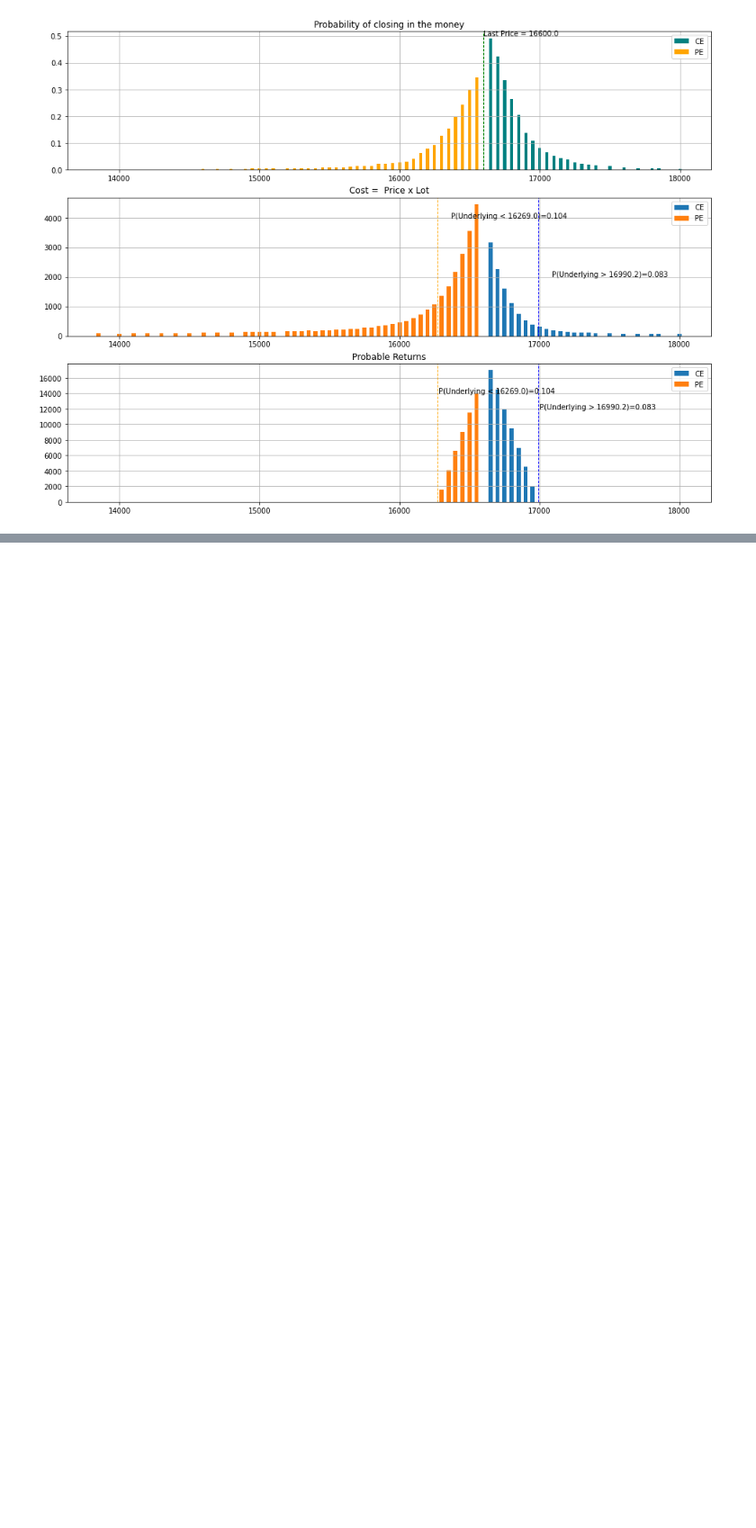
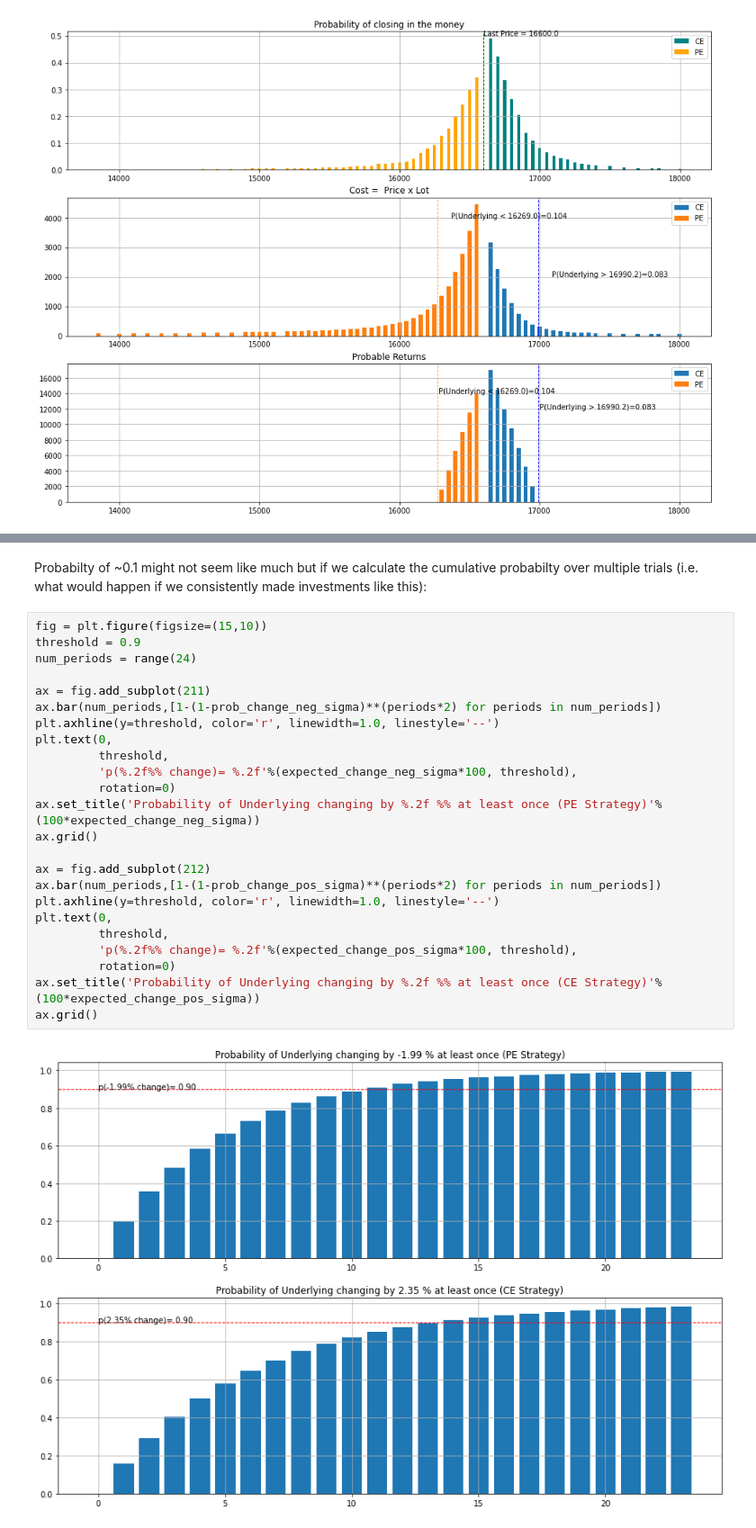
Before and after one commit to shayanrc/Mid-Covid-Market-Analysis, a Jupyter notebook: NIFTY_Options_Opportunity_Analysis.ipynb, the cells around one changed output, grey strips where cells are left out. Shown at 90% size. Drawn from its saved outputs; the diff is of its cells as text; blank space fills up the shorter version.

```diff
--- a/NIFTY_Options_Opportunity_Analysis.ipynb
+++ b/NIFTY_Options_Opportunity_Analysis.ipynb
@@ -467,0 +475,29 @@ ax.grid()
+# %% [markdown]
+
+Probabilty of  ~0.1 might not seem like much but if we calculate the cumulative probabilty over multiple trials (i.e. what would happen if we consistently made investments like this):
+# %%
+fig = plt.figure(figsize=(15,10))
+threshold = 0.9
+num_periods = range(24)
+
+ax = fig.add_subplot(211)
+ax.bar(num_periods,[1-(1-prob_change_neg_sigma)**(periods*2) for periods in num_periods])
+plt.axhline(y=threshold, color='r', linewidth=1.0, linestyle='--')
+plt.text(0,
+         threshold,
+         'p(%.2f%% change)= %.2f'%(expected_change_neg_sigma*100, threshold),
+         rotation=0)
+ax.set_title('Probability of Underlying changing by %.2f %% at least once (PE Strategy)'% (100*expected_change_neg_sigma))
+ax.grid()
+
+ax = fig.add_subplot(212)
+ax.bar(num_periods,[1-(1-prob_change_pos_sigma)**(periods*2) for periods in num_periods])
+plt.axhline(y=threshold, color='r', linewidth=1.0, linestyle='--')
+plt.text(0,
+         threshold,
+         'p(%.2f%% change)= %.2f'%(expected_change_pos_sigma*100, threshold),
+         rotation=0)
+ax.set_title('Probability of Underlying changing by %.2f %% at least once (CE Strategy)'% (100*expected_change_pos_sigma))
+ax.grid()
+# %% [output]
+[figure, added]
```
Also changed, not shown: parts of 35 cells of this notebook.
